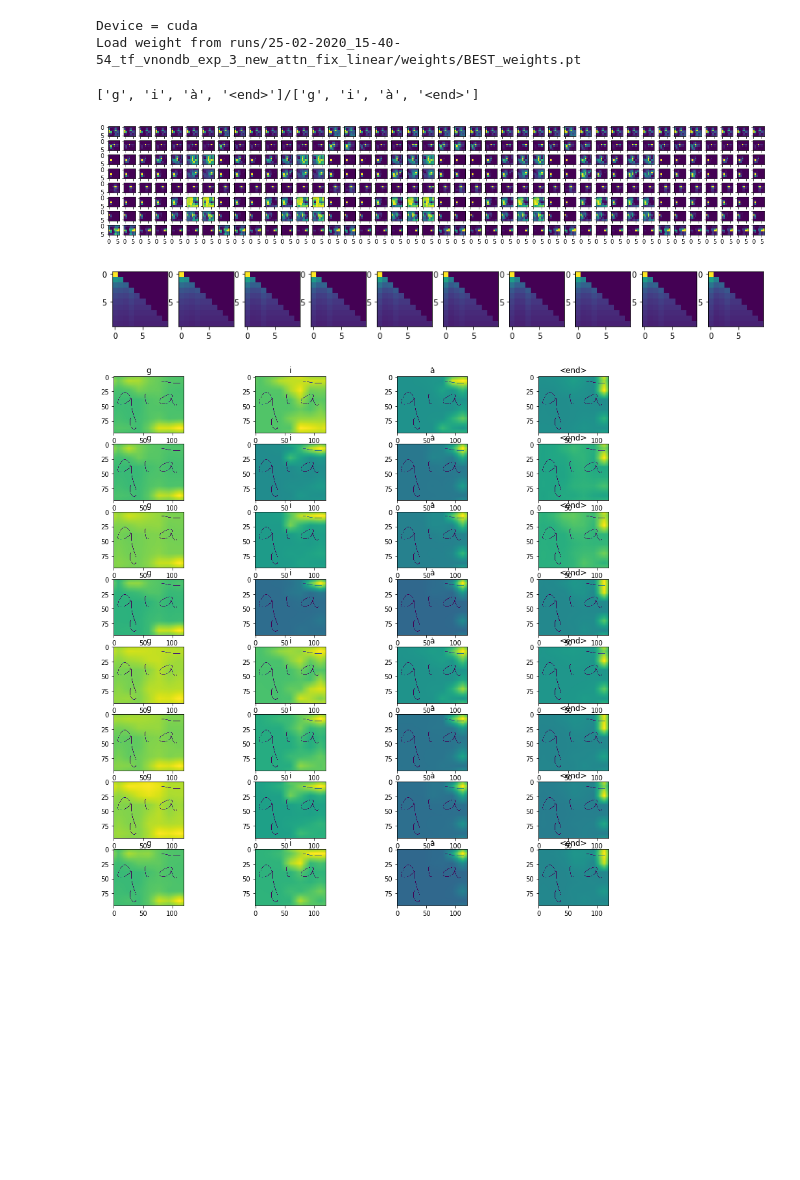
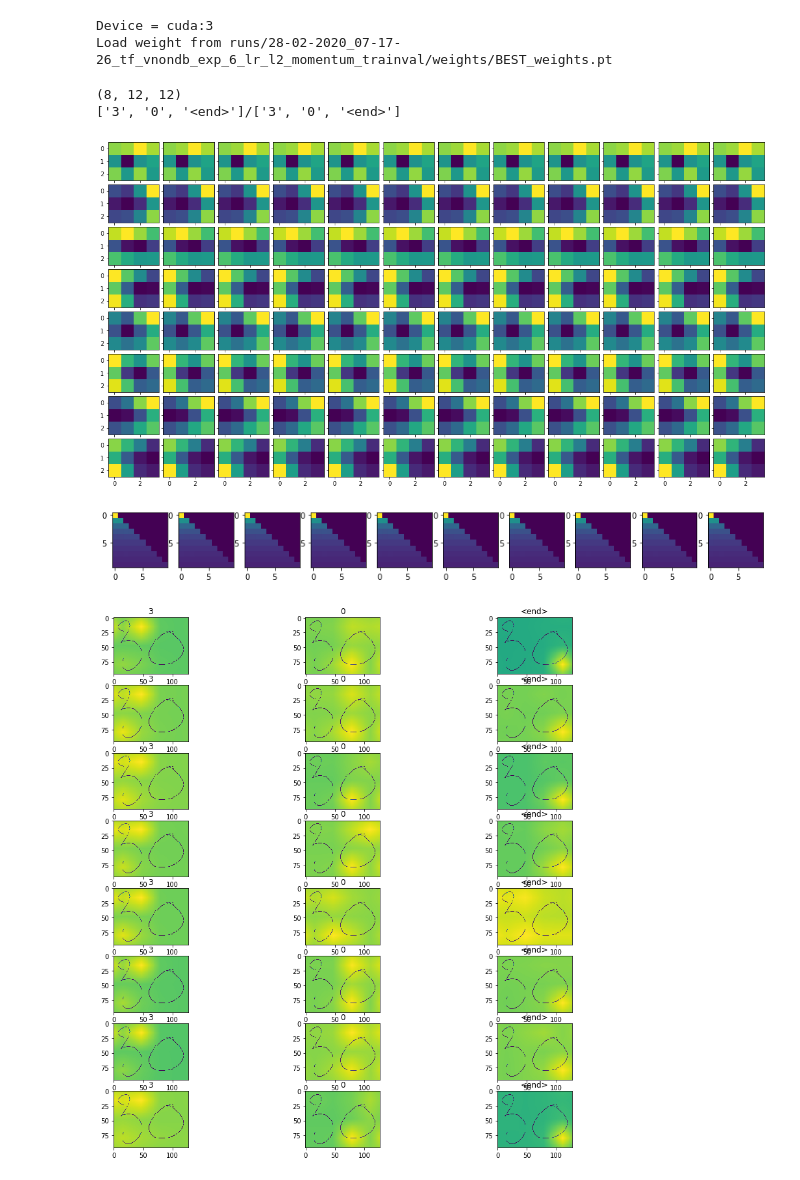
Before and after one commit to VinhLoiIT/vietnamese-htr, a Jupyter notebook: inference_transformer.ipynb, the cells around one changed output. Cells and saved outputs as stored; diff of their text form; code cells hidden in the pictures; blank space fills up the shorter version.

```diff
--- a/inference_transformer.ipynb
+++ b/inference_transformer.ipynb
@@ -16,8 +16,8 @@ from mpl_toolkits.axes_grid1 import ImageGrid
 import skimage
 import math
 # %%
-device = 'cuda'
-CKPT = 'runs/25-02-2020_15-40-54_tf_vnondb_exp_3_new_attn_fix_linear/weights/BEST_weights.pt'
+device = 'cuda:3'
+CKPT = 'runs/28-02-2020_07-17-26_tf_vnondb_exp_6_lr_l2_momentum_trainval/weights/BEST_weights.pt'
 
 print('Device = {}'.format(device))
 print('Load weight from {}'.format(CKPT))
@@ -30,7 +30,7 @@ cnn = DenseNetFE(config['densenet']['depth'],
 
 vocab = get_vocab(config['common']['dataset'])
 model = Transformer(cnn, vocab.vocab_size, config['tf'])
-model = nn.DataParallel(model)
+# model = nn.DataParallel(model)
 model.to(device)
 
 model.load_state_dict(checkpoint['model'])
@@ -43,13 +43,15 @@ test_transform = transforms.Compose([
     transforms.Grayscale(3),
     ScaleImageByHeight(config['common']['scale_height']),
     transforms.ToTensor(),
+    transforms.Normalize(mean=[0.485, 0.456, 0.406],
+                             std=[0.229, 0.224, 0.225]),
 ])
 
 test_loader = get_data_loader(config['common']['dataset'], 'test', 1,
                               test_transform, vocab)
 # %% [output]
-Device = cuda
-Load weight from runs/25-02-2020_15-40-54_tf_vnondb_exp_3_new_attn_fix_linear/weights/BEST_weights.pt
+Device = cuda:3
+Load weight from runs/28-02-2020_07-17-26_tf_vnondb_exp_6_lr_l2_momentum_trainval/weights/BEST_weights.pt
 # %%
 iter_test_loader = iter(test_loader)
 # %%
@@ -60,7 +62,7 @@ with torch.no_grad():
     targets = targets.to(device)
     targets_onehot = targets_onehot.to(device)
 
-    outputs, weights = model.module.greedy(imgs, targets_onehot[[0]].transpose(0,1), output_weights=True)
+    outputs, weights = model.greedy(imgs, targets_onehot[[0]].transpose(0,1), output_weights=True)
     outputs = outputs.topk(1, -1)[1]
     outputs, targets = outputs.squeeze(-1), targets[1:].transpose(0,1).squeeze(-1)
     outputs = outputs.cpu()
@@ -70,10 +72,8 @@ def plot_attention(imgs, predicted, groundtruth, weights):
     imgs = imgs.cpu().squeeze(0) # remove batch_size dim
     imgs = imgs.permute(1,2,0).numpy() # [C,H,W] -> [H,W,C]
     image_rows, image_cols = imgs.shape[:2]
-    image_rows, image_cols = round(image_rows/16), round(image_cols/16) # 16 is factor of DenseNet
+    image_rows, image_cols = round(image_rows/32), round(image_cols/32) # 16 is factor of DenseNet
 
-    image_rows = 6
-    image_cols = 7
 
     def plot_attention_text(weights):
         _, decoder_weight = weights
@@ -116,34 +116,36 @@ def plot_attention(imgs, predicted, groundtruth, weights):
                 axeses[head, step].set_title(predicted[step])
                 text_image_w = text_image_weight[head, step]
                 text_image_w = skimage.transform.resize(text_image_w, imgs.shape[:2])
 
                 alpha = 0.2
                 blend = imgs[:,:,0] * alpha + text_image_w * (1-alpha)
 #                 blend = text_image_w
                 axeses[head, step].imshow(blend)
 
     def plot_attention_image(imgs, weights):
         encoder_weight, _ = weights
         encoder_weight = encoder_weight[0] # layer 0
         encoder_weight = encoder_weight.squeeze(1).cpu().numpy() # remove batch_size dim
         nhead, T, S = encoder_weight.shape
 
+        print(encoder_weight.shape)
         fig = plt.figure(figsize=(20., 20.))
         grid = ImageGrid(fig, 111,  # similar to subplot(111)
                          nrows_ncols=(nhead, T),  # creates 2x2 grid of axes
                          axes_pad=0.1,  # pad between axes in inch.
                          )
         for ax, im in zip(grid, encoder_weight.reshape(-1, image_rows, image_cols)):
             ax.imshow(im)
 
 
     plot_attention_image(imgs, weights)
     plot_attention_text(weights)
     plot_attention_text_image(imgs, predicted, groundtruth, weights)
 
 plot_attention(imgs, outputs, targets, weights)
 # %% [output]
-['g', 'i', 'à', '<end>']/['g', 'i', 'à', '<end>']
+(8, 12, 12)
+['3', '0', '<end>']/['3', '0', '<end>']
-[figure, old version]
+[figure, new version]
 [figure]
-[figure, old version]
+[figure, new version]
```
Also changed, not shown: parts of 2 cells of this notebook, 3 other files.
